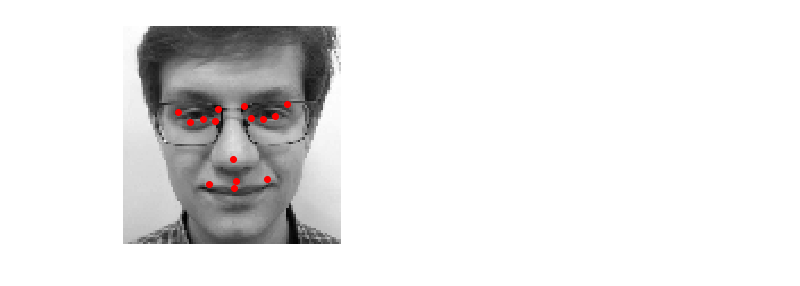
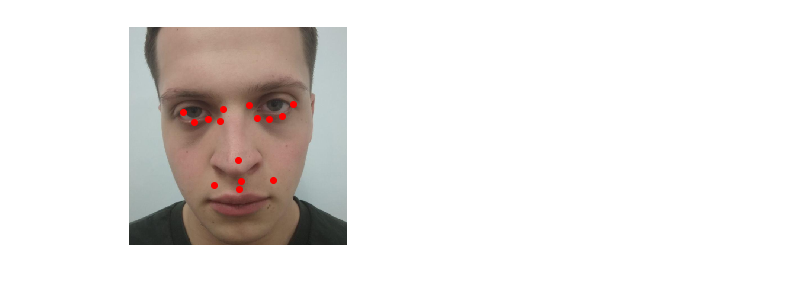
Before and after one commit to Midren/Caricature_maker, a Jupyter notebook: Untitled1.ipynb, the cells around one changed output. Cells and saved outputs as stored; diff of their text form; code cells hidden in the pictures.

```diff
--- a/Untitled1.ipynb
+++ b/Untitled1.ipynb
@@ -188,5 +165,10 @@ plt.imshow(image, 'gray')
 # %%
 from PIL import Image
 # %%
-pic = Image.open("img/romchik_bw.png")
+pic = Image.open("img/yurez_bw.png")
+big_pic = Image.open("img/yurez_boxed.png")
 pix = np.array(pic.getdata()).reshape(96, 96)
+big_pix = np.array(big_pic.getdata())
+sz = int(big_pix.shape[0]**0.5)
+big_pix = big_pix.reshape(sz, sz, big_pix.shape[1])
+plt.imshow(big_pic)
@@ -193,5 +178,6 @@ pix = np.array(pic.getdata()).reshape(96, 96)
 # %%
 y_res = Predictor.predict_all(p, pix.reshape(1, 96, 96))
-keypoints_show(pix.reshape(96,96), y_res[:,0])
+big_y_res = y_res * sz/96
+keypoints_show(big_pix, big_y_res[:,0])
 # %% [output]
-[figure, old version]
+[figure, new version]
```
Also changed, not shown: parts of 21 cells of this notebook, 3 other files.
